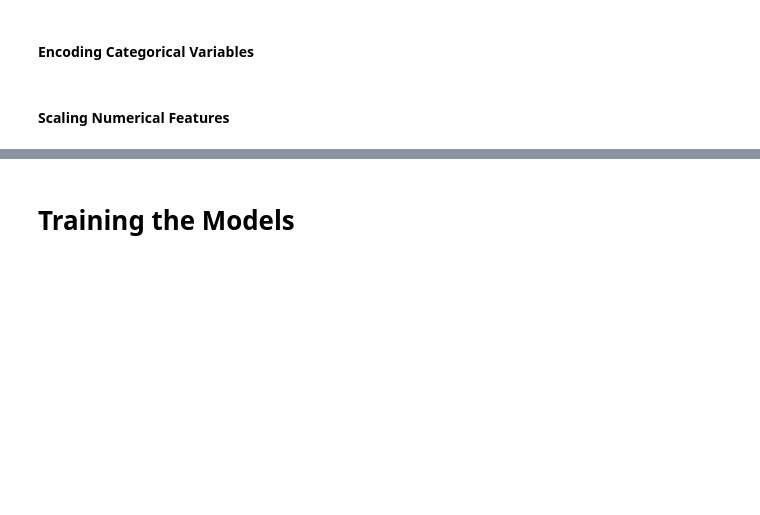
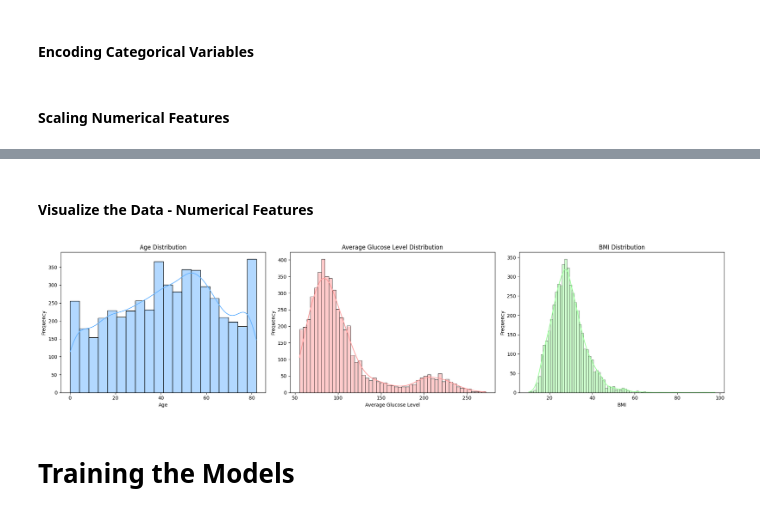
Before and after one commit to timid-angel/stroke-prediction-classifiers, a Jupyter notebook: implementation.ipynb, the cells around one changed output, grey strips where cells are left out. Drawn from its saved outputs; the diff is of its cells as text; code cells hidden in the pictures; blank space fills up the shorter version.

```diff
--- a/implementation.ipynb
+++ b/implementation.ipynb
@@ -122,3 +183,30 @@ X_resampled, y_resampled = smote.fit_resample(X_train, y_train)
+# %% [markdown]
+#### Visualize the Data - Numerical Features
+# %%
+fig, axs = plt.subplots(1, 3, figsize=(20, 5))
+
+# Age Distribution
+sns.histplot(dataset['age'], kde=True, color='#66b3ff', ax=axs[0])
+axs[0].set_title('Age Distribution')
+axs[0].set_xlabel('Age')
+axs[0].set_ylabel('Frequency')
+
+# Average Glucose Level Distribution
+sns.histplot(dataset['avg_glucose_level'], kde=True, color='#ff9999', ax=axs[1])
+axs[1].set_title('Average Glucose Level Distribution')
+axs[1].set_xlabel('Average Glucose Level')
+axs[1].set_ylabel('Frequency')
+
+# BMI Distribution
+sns.histplot(dataset['bmi'], kde=True, color='#99ff99', ax=axs[2])
+axs[2].set_title('BMI Distribution')
+axs[2].set_xlabel('BMI')
+axs[2].set_ylabel('Frequency')
+
+plt.tight_layout()
+plt.show()
+# %% [output]
+[figure, added]
 # %% [markdown]
 # Training the Models
 # %% [markdown]
```
Also changed, not shown: parts of 11 cells of this notebook.
